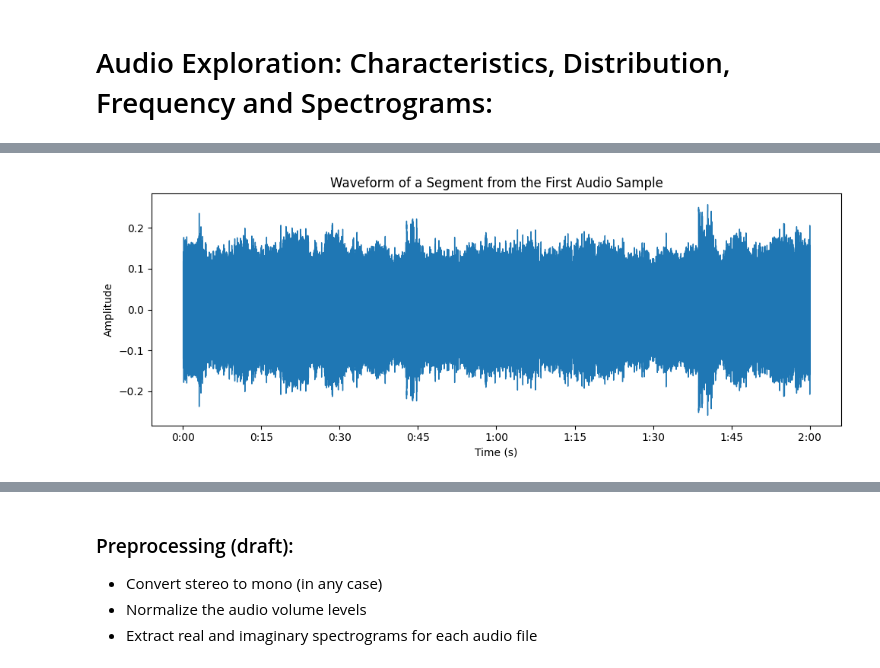
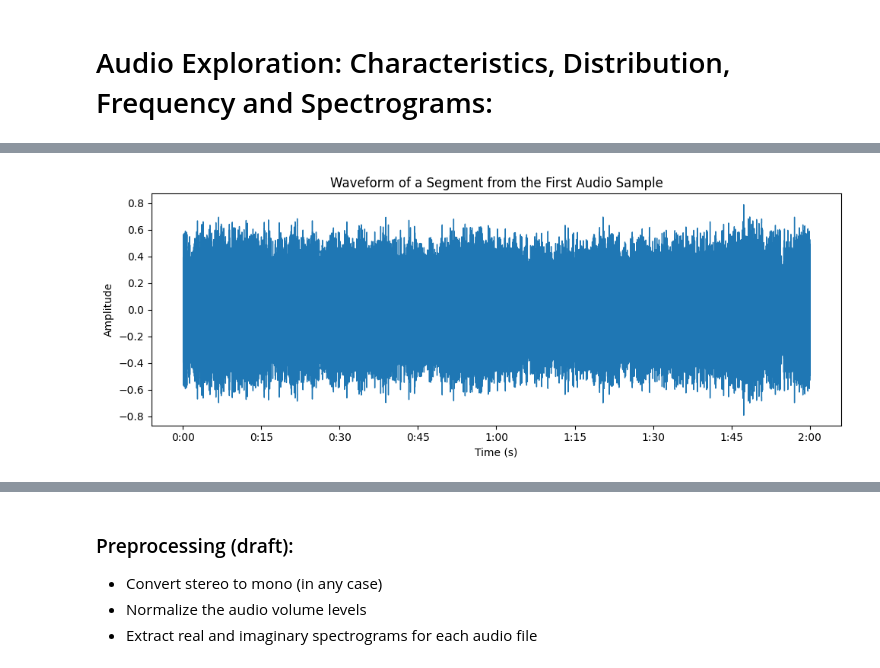
Before and after one commit to fertlopus/AdaptiveANC, a Jupyter notebook: discovery/research/notebooks/ancrn.ipynb, the cells around one changed output, grey strips where cells are left out. Saved outputs shown, nothing was run; the diff lists cells and outputs as text; code cells hidden in the pictures.

```diff
--- a/discovery/research/notebooks/ancrn.ipynb
+++ b/discovery/research/notebooks/ancrn.ipynb
@@ -90,11 +98,12 @@ plt.show();
 # %%
-signal, sr = librosa.load(sample_paths[0], sr = None)
+signal, sr = librosa.load(sample_paths[2], sr = None)
+
 plt.figure(figsize=(10, 4))
 librosa.display.waveshow(signal, sr=sr)
 plt.title("Waveform of a Segment from the First Audio Sample")
 plt.xlabel("Time (s)")
 plt.ylabel("Amplitude")
 plt.tight_layout()
 plt.show()
 # %% [output]
-[figure, old version]
+[figure, new version]
```
Also changed, not shown: parts of 8 cells of this notebook.
